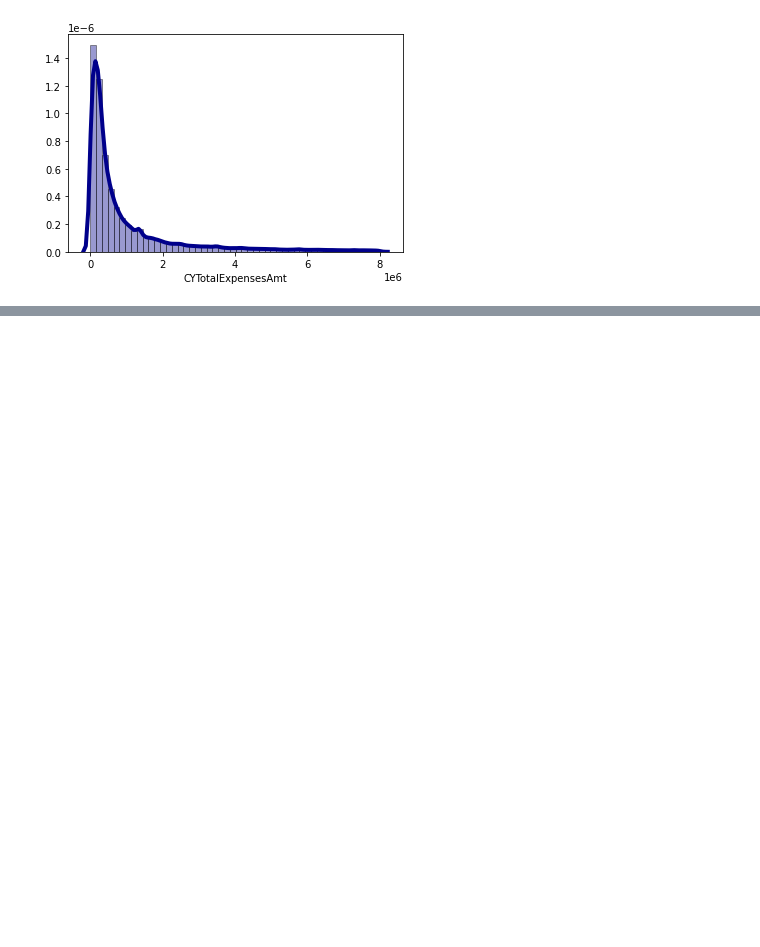
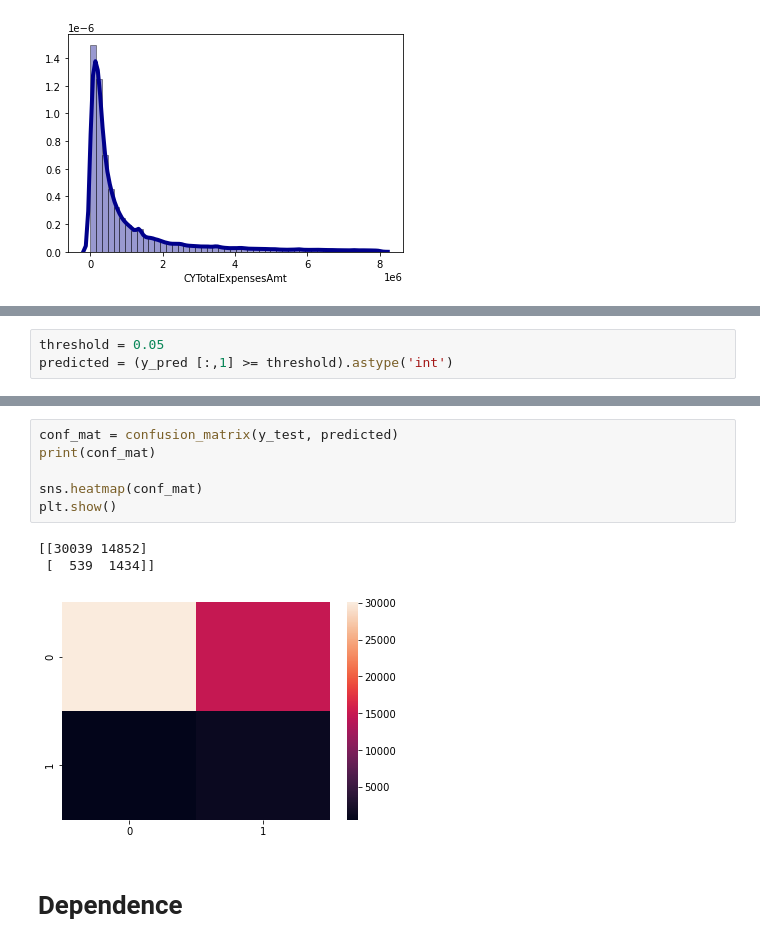
Before and after one commit to ethantenison/Impact_Capital, a Jupyter notebook: notebooks/statistics.ipynb, the cells around one changed output, grey strips where cells are left out. Cells and saved outputs as stored; diff of their text form; blank space fills up the shorter version.

```diff
--- a/notebooks/statistics.ipynb
+++ b/notebooks/statistics.ipynb
@@ -625,0 +535,3 @@ Test accuracy (Dependence) =  0.6605710139979515
+# %%
+threshold = 0.05
+predicted = (y_pred [:,1] >= threshold).astype('int')
@@ -625,0 +580,12 @@ Test accuracy (Dependence) =  0.6605710139979515
+# %%
+conf_mat = confusion_matrix(y_test, predicted)
+print(conf_mat)
+
+sns.heatmap(conf_mat)
+plt.show()
+# %% [output]
+[[30039 14852]
+ [  539  1434]]
+[figure, added]
+# %% [markdown]
+# Dependence
```
Also changed, not shown: parts of 31 cells of this notebook.
